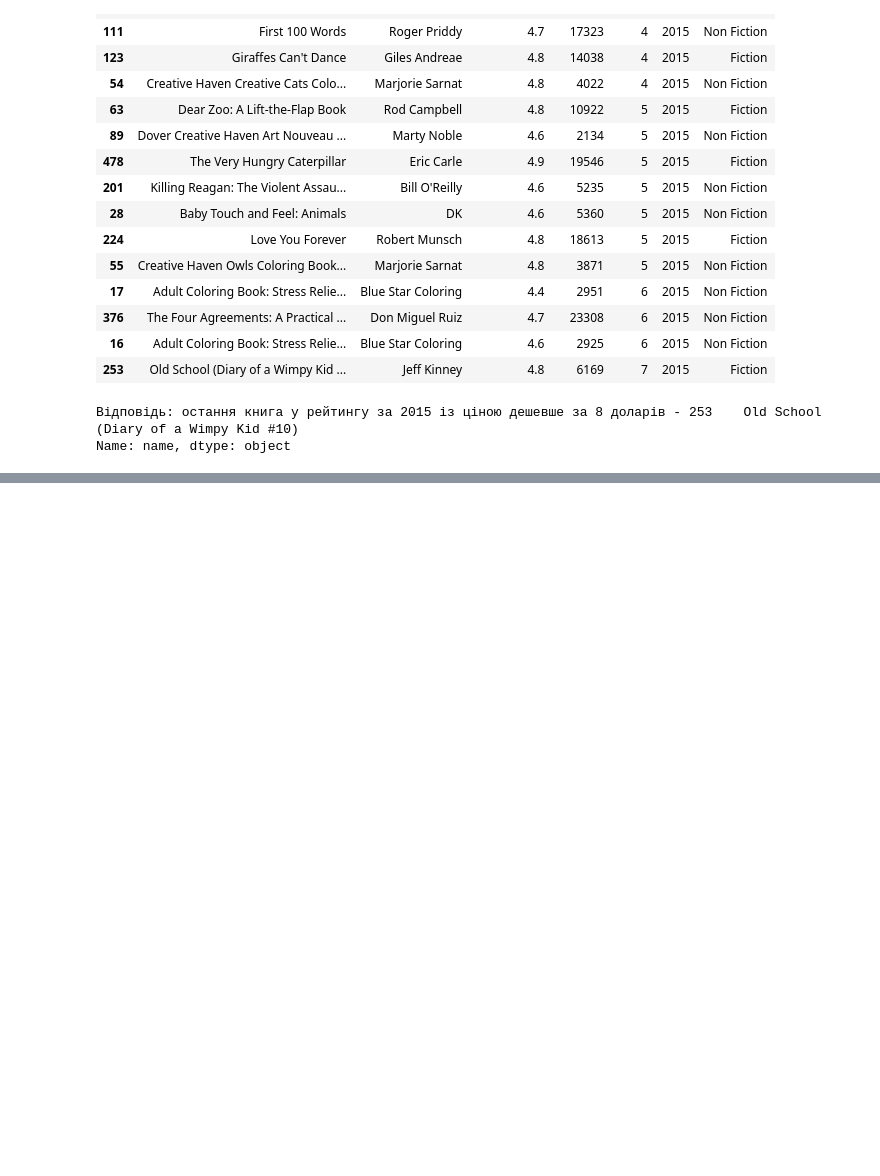
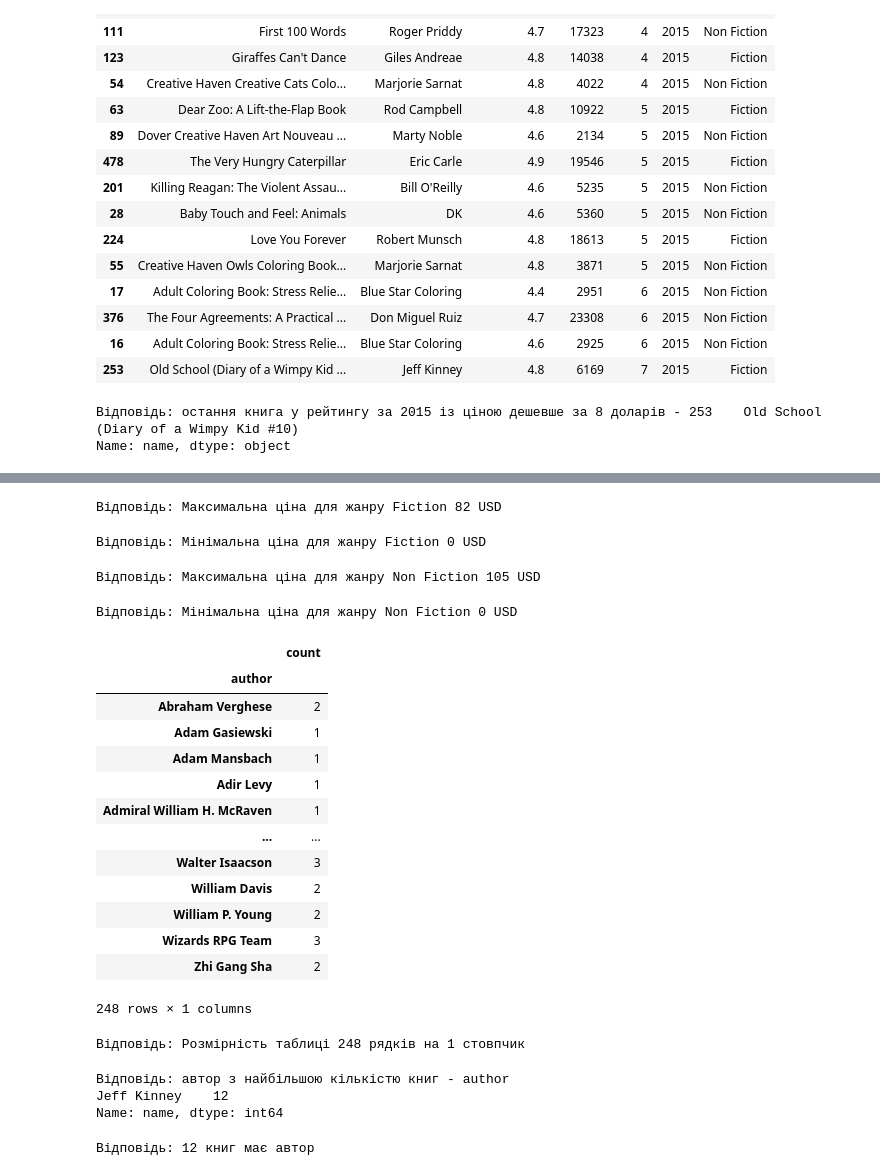
Before and after one commit to ValeraRishniak/HW_M02_goit_py_DS, a Jupyter notebook: hw2.3.ipynb, the cells around one changed output, grey strips where cells are left out. Drawn from its saved outputs; the diff is of its cells as text; code cells hidden in the pictures; blank space fills up the shorter version.

```diff
--- a/hw2.3.ipynb
+++ b/hw2.3.ipynb
@@ -205,44 +213,77 @@ some_new_df = None
 # %%
 # P3. Агрегування даних та з'єднання таблиць
 # T2. Максимальна ціна для жанру Fiction?
-answer = None
-print(f"Відповідь: {answer}")
+answer_max_price_fiction = table_groupby_genre.loc['Fiction'].max()
+print(f"Відповідь: Максимальна ціна для жанру Fiction {answer_max_price_fiction} USD")
+# %% [output]
+Відповідь: Максимальна ціна для жанру Fiction 82 USD
 # %%
 # P3. Агрегування даних та з'єднання таблиць
 # T3. Мінімальна ціна для жанру Fiction?
-answer = None
-print(f"Відповідь: {answer}")
+answer_min_price_fiction = table_groupby_genre.loc['Fiction'].min()
+print(f"Відповідь: Мінімальна ціна для жанру Fiction {answer_min_price_fiction} USD")
+# %% [output]
+Відповідь: Мінімальна ціна для жанру Fiction 0 USD
 # %%
 # P3. Агрегування даних та з'єднання таблиць
 # T4. Максимальна ціна для жанру Non Fiction?
-answer = None
-print(f"Відповідь: {answer}")
+answer_max_price_non_fiction = table_groupby_genre.loc['Non Fiction'].max()
+print(f"Відповідь: Максимальна ціна для жанру Non Fiction {answer_max_price_non_fiction} USD")
+# %% [output]
+Відповідь: Максимальна ціна для жанру Non Fiction 105 USD
 # %%
 # P3. Агрегування даних та з'єднання таблиць
 # T5. Мінімальна ціна для жанру Non Fiction?
-answer = None
-print(f"Відповідь: {answer}")
+answer_min_price_non_fiction = table_groupby_genre.loc['Non Fiction'].min()
+print(f"Відповідь: Мінімальна ціна для жанру Non Fiction {answer_min_price_fiction} USD")
+# %% [output]
+Відповідь: Мінімальна ціна для жанру Non Fiction 0 USD
 # %%
 # P3. Агрегування даних та з'єднання таблиць
 # T6. Тепер створіть новий датафрейм, який вміщатиме кількість книг для кожного з авторів
         # (використовуйте функції groupby та agg, для підрахунку кількості використовуйте count).
         # Не беріть усі стовпці, виберете тільки потрібні
-some_new_df_1 = None
+table_groupby_author = table.groupby("author")["name"].agg(["count"])
+table_groupby_author
+# %% [output]
+|  | count |
+| author |  |
+| Abraham Verghese | 2 |
+| Adam Gasiewski | 1 |
+| Adam Mansbach | 1 |
+| Adir Levy | 1 |
+| Admiral William H. McRaven | 1 |
+| ... | ... |
+| Walter Isaacson | 3 |
+| William Davis | 2 |
+| William P. Young | 2 |
+| Wizards RPG Team | 3 |
+| Zhi Gang Sha | 2 |
+248 rows × 1 columns
 # %%
 # P3. Агрегування даних та з'єднання таблиць
 # T7. Якої розмірності вийшла таблиця?
-answer = None
-print(f"Відповідь: {answer}")
+answer_shape = table_groupby_author.shape
+print(f"Відповідь: Розмірність таблиці {answer_shape[0]} рядків на {answer_shape[1]} стовпчик")
+# %% [output]
+Відповідь: Розмірність таблиці 248 рядків на 1 стовпчик
 # %%
 # P3. Агрегування даних та з'єднання таблиць
 # T8. Який автор має найбільше книг?
-answer = None
-print(f"Відповідь: {answer}")
+author_max_books = table.groupby(['author'])['name'].count().sort_values().tail(1)
+# answer = author_max_books.tail(1)
+print(f"Відповідь: автор з найбільшою кількістю книг - {author_max_books}")
+# print(answer[0])
+# %% [output]
+Відповідь: автор з найбільшою кількістю книг - author
+Jeff Kinney    12
+Name: name, dtype: int64
 # %%
 # P3. Агрегування даних та з'єднання таблиць
 # T9. Скільки книг цього автора?
-answer = None
-print(f"Відповідь: {answer}")
+print(f"Відповідь: {author_max_books[0]} книг має автор")
+# %% [output]
+Відповідь: 12 книг має автор
 # %%
 # P3. Агрегування даних та з'єднання таблиць
 # T10. Тепер створіть другий датафрейм, який буде вміщати середній рейтинг для кожного автора
```
Also changed, not shown: parts of 13 cells of this notebook.
